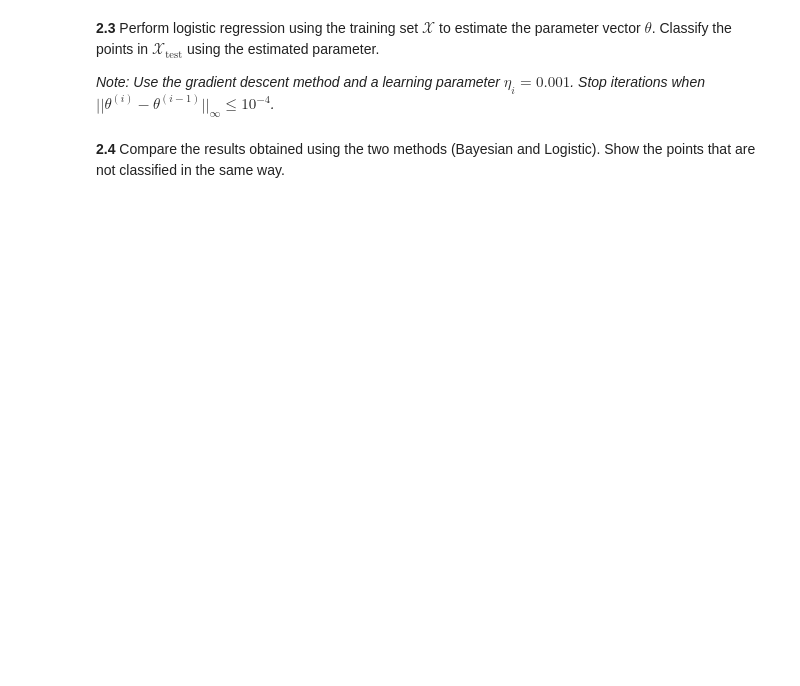
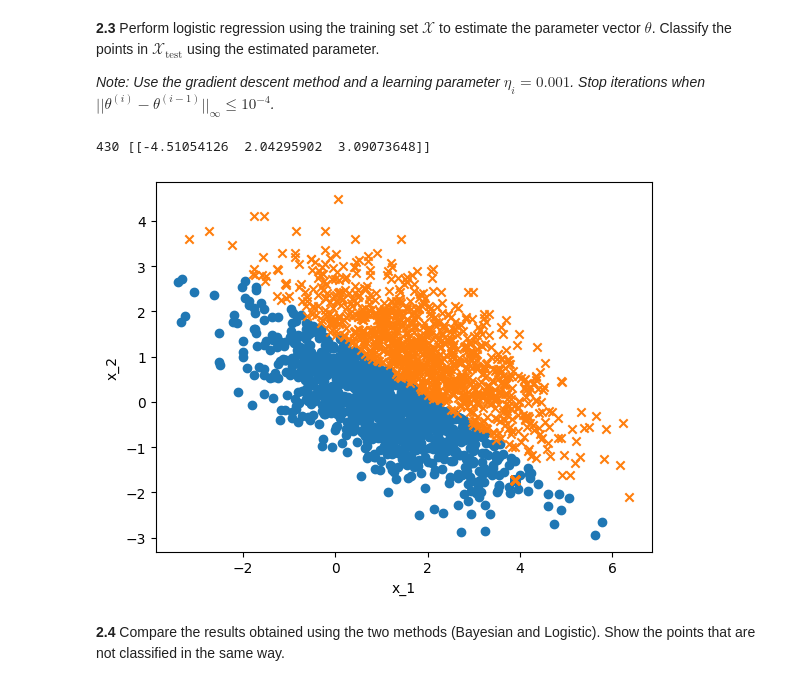
Before and after one commit to brumocas/ML, a Jupyter notebook: lab07/ML_notebook07.ipynb, the cells around one changed output. Drawn from its saved outputs; the diff is of its cells as text; code cells hidden in the pictures; blank space fills up the shorter version.

```diff
--- a/lab07/ML_notebook07.ipynb
+++ b/lab07/ML_notebook07.ipynb
@@ -349,37 +372,40 @@ vector $\mathcal{\theta}$. Classify the points in $\mathcal{X}_\text{test}$ usin
 Xones = np.concatenate([np.ones((X.shape[0],1)), X], axis=1)
 
 theta_ini = np.array([[0, 0, 0]])
 error_thres = 1e-4
 eta = 0.001
 
 theta = np.copy(theta_ini)
 iter = 0
 error=1
 
 while error > error_thres :
   iter += 1
   theta_old = np.copy(theta)
-  ''' to be completed
-  s = ...
-  theta = ...
-  '''
+
+  s = 1 / (1 + np.exp( -Xones @ np.transpose(theta)))
+  theta = theta - eta * (s - Y).T @ Xones
+
   error = np.sum(np.abs(theta-theta_old))
 
 print(iter,theta)
 
 # consider a 'bias' in the test set
 Xtest_ones = np.concatenate([np.ones((Xtest.shape[0],1)), Xtest], axis=1)
 
 # apply the logistic function to the test set
 stest = 1 / (1 + np.exp( -Xtest_ones @ np.transpose(theta)))
 
 # plot results
 plt.figure()
 plt.scatter(Xtest[np.where(stest<0.5),0], Xtest[np.where(stest<0.5),1], marker='o')
 plt.scatter(Xtest[np.where(stest>=0.5),0], Xtest[np.where(stest>=0.5),1], marker='x')
 plt.xlabel('x_1')
 plt.ylabel('x_2')
 plt.show()
+# %% [output]
+430 [[-4.51054126  2.04295902  3.09073648]]
+[figure, added]
 # %% [markdown]
 **2.4** Compare the results obtained using the two methods (Bayesian and Logistic). Show the points that are not classified in the same way.
 # %%
```
Also changed, not shown: parts of 8 cells of this notebook, 2 other files.
